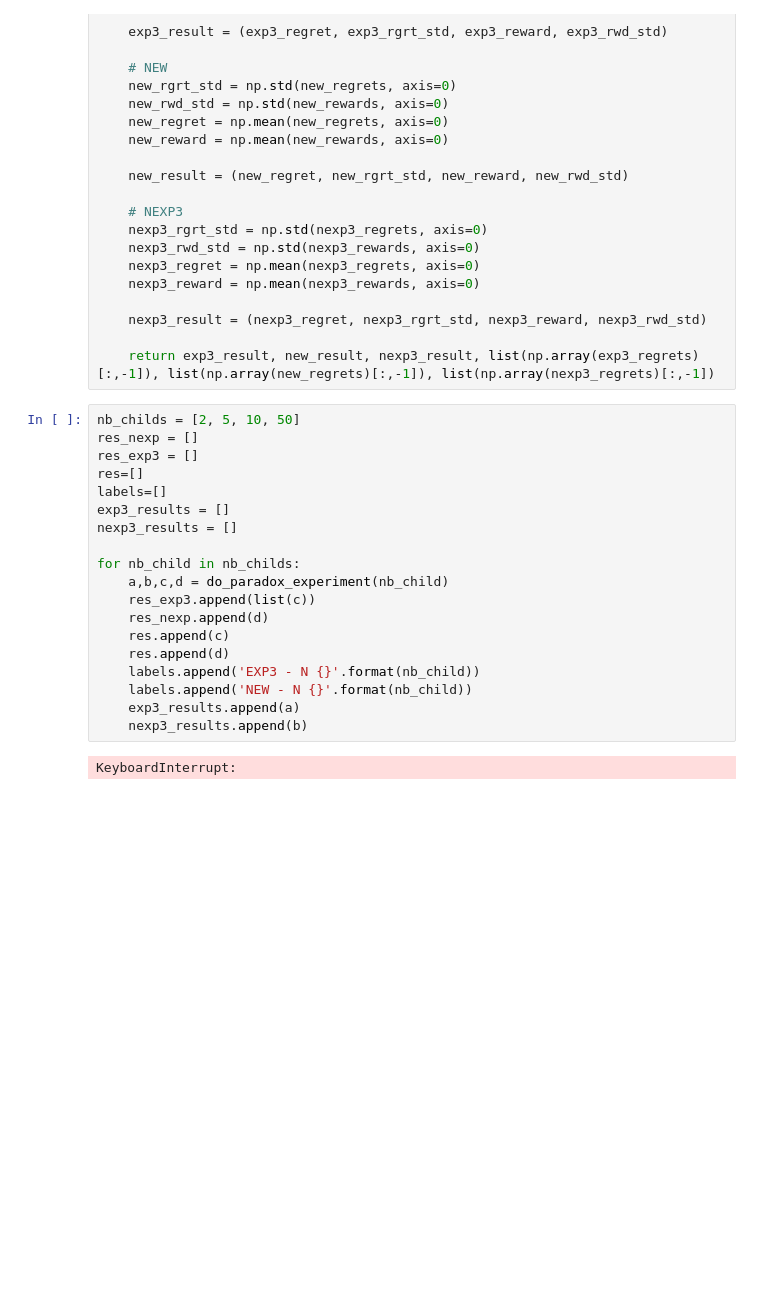
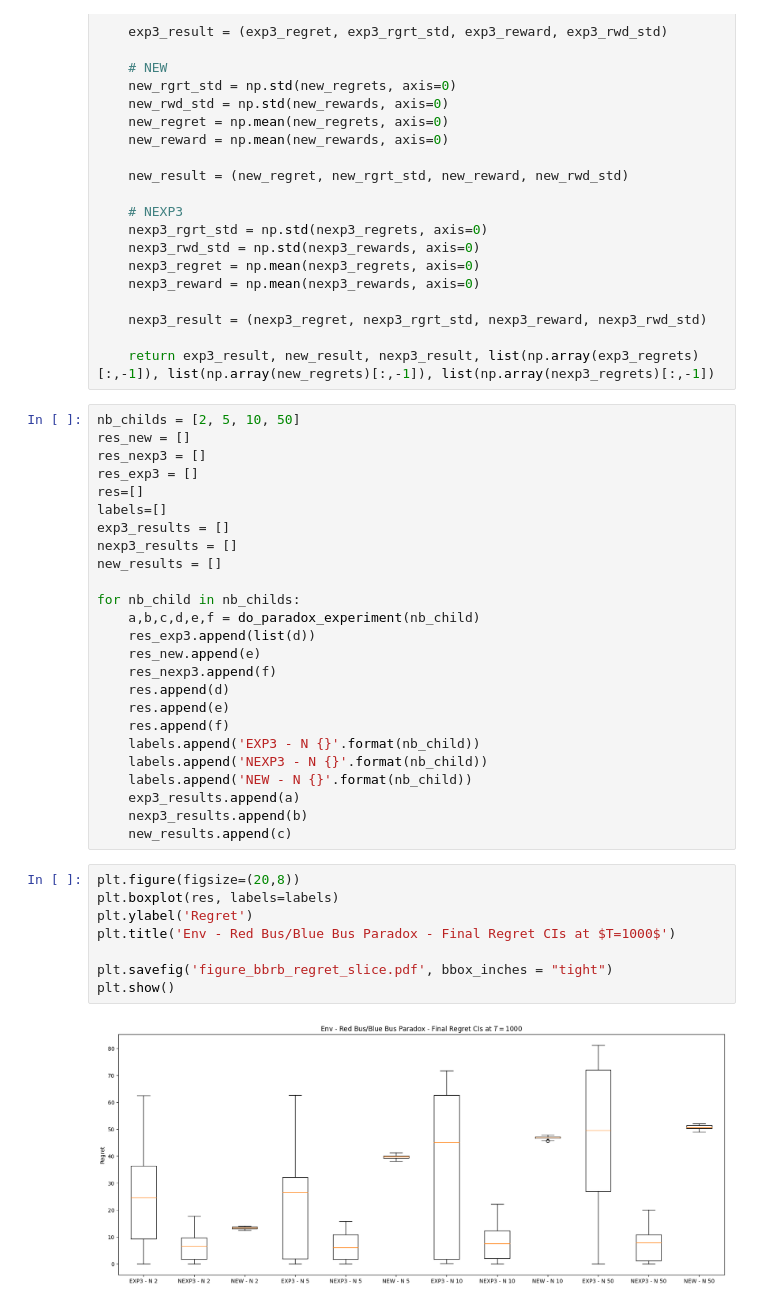
Before and after one commit to AugustinCablant/Nested-Bandits, a Jupyter notebook: experiments.ipynb, the cells around one changed output. Cells and saved outputs as stored; diff of their text form; blank space fills up the shorter version.

Commit message:
boxplot

```diff
--- a/experiments.ipynb
+++ b/experiments.ipynb
@@ -86,22 +86,36 @@ def do_paradox_experiment(nb_childs):
     return exp3_result, new_result, nexp3_result, list(np.array(exp3_regrets)[:,-1]), list(np.array(new_regrets)[:,-1]), list(np.array(nexp3_regrets)[:,-1])
 # %%
 nb_childs = [2, 5, 10, 50]
-res_nexp = []
+res_new = []
+res_nexp3 = []
 res_exp3 = []
 res=[]
 labels=[]
 exp3_results = []
 nexp3_results = []
+new_results = []
 
 for nb_child in nb_childs:
-    a,b,c,d = do_paradox_experiment(nb_child)
-    res_exp3.append(list(c))
-    res_nexp.append(d)
-    res.append(c)
+    a,b,c,d,e,f = do_paradox_experiment(nb_child)
+    res_exp3.append(list(d))
+    res_new.append(e)
+    res_nexp3.append(f)
     res.append(d)
+    res.append(e)
+    res.append(f)
     labels.append('EXP3 - N {}'.format(nb_child))
+    labels.append('NEXP3 - N {}'.format(nb_child))
     labels.append('NEW - N {}'.format(nb_child))
     exp3_results.append(a)
     nexp3_results.append(b)
+    new_results.append(c)
-# %% [output]
-KeyboardInterrupt:
+# %%
+plt.figure(figsize=(20,8))
+plt.boxplot(res, labels=labels)
+plt.ylabel('Regret')
+plt.title('Env - Red Bus/Blue Bus Paradox - Final Regret CIs at $T=1000$')
+
+plt.savefig('figure_bbrb_regret_slice.pdf', bbox_inches = "tight")
+plt.show()
+# %% [output]
+[figure, added]
```
Also changed, not shown: parts of 2 cells of this notebook, 5 other files.
